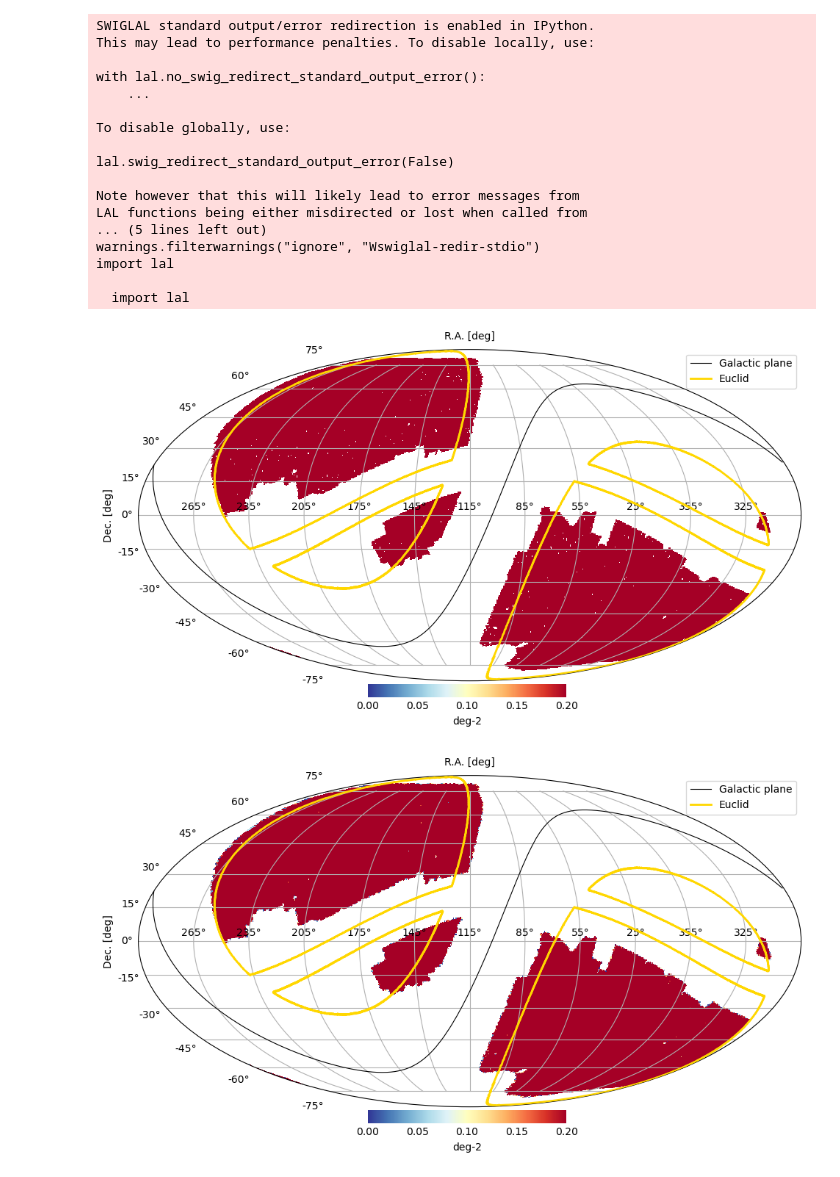
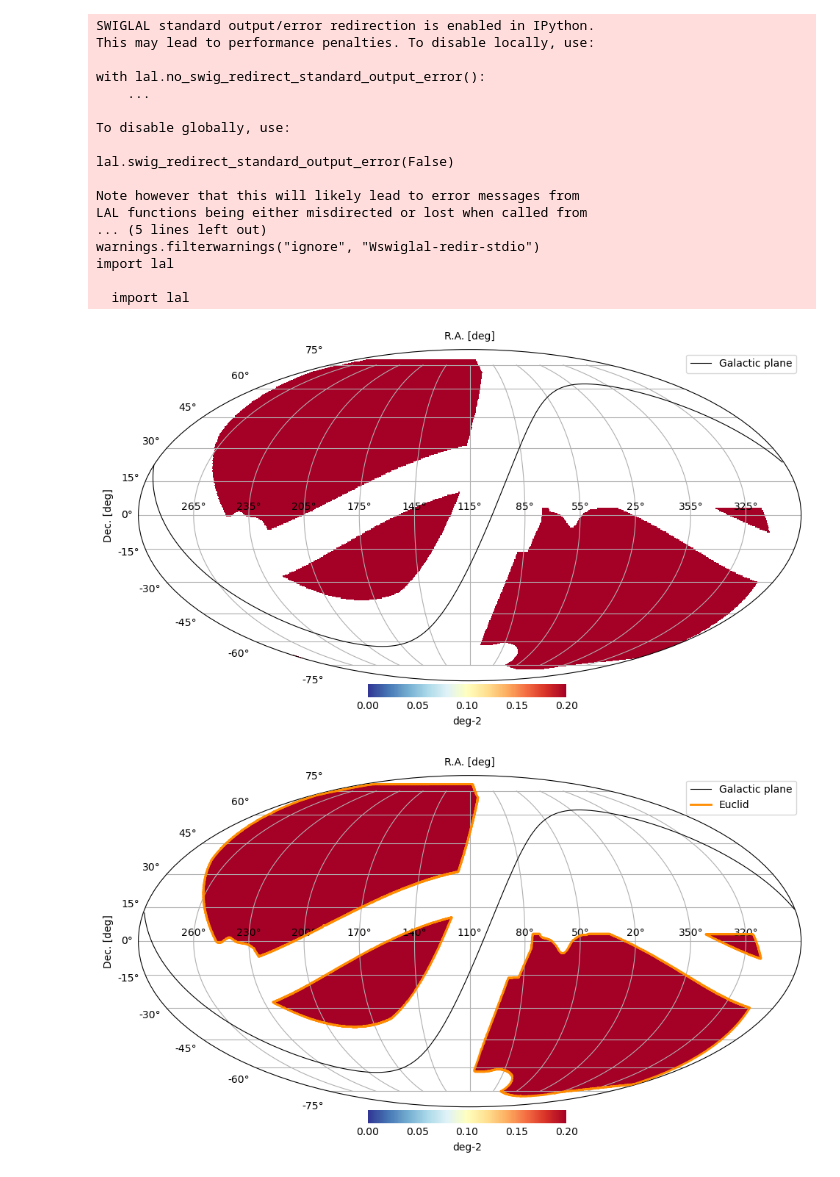
Before and after one commit to 4most-crs/4MOST_CRS_tools, a Jupyter notebook: polygon_from_healpix.ipynb, the cells around one changed output. Saved outputs shown, nothing was run; the diff lists cells and outputs as text; code cells hidden in the pictures.

```diff
--- a/polygon_from_healpix.ipynb
+++ b/polygon_from_healpix.ipynb
@@ -10,7 +10,7 @@ import matplotlib.patches as patches
 from matplotlib.path import Path
 import ligo.skymap.postprocess
 
-euclid_fp = Catalog.read('../rsd2024a-footprint-equ-13.fits')
+euclid_fp = Catalog.read('../rsd2024a-roi-footprint-equ-13.fits')
 hpmap = np.ones(euclid_fp['M'].size)
 hpmap[euclid_fp['M'] == 0] = 0
 utils.plot_moll(hpmap, rot=115, min=0., max=0.2, desi_footprint=False, fourmost_footprint=False, label='deg-2', nest=False, euclid_fp=False)
@@ -32,16 +32,14 @@ warnings.filterwarnings("ignore", "Wswiglal-redir-stdio")
 import lal
 
   import lal
-[figure, old version]
+[figure, new version]
 # %%
 import healpy as hp
 
 hpmap_out = hp.ud_grade(hpmap, 256)
-# %%
-hpmap_out = hp.ud_grade(hpmap_out, 128)
 # %%
-utils.plot_moll(hpmap_out, rot=115, min=0., max=0.2, desi_footprint=False, fourmost_footprint=False, label='deg-2', nest=False, euclid_fp=True)
+utils.plot_moll(hpmap_out, rot=110, min=0., max=0.2, desi_footprint=False, fourmost_footprint=False, label='deg-2', nest=False, euclid_fp=True)
 # %% [output]
-[figure, old version]
+[figure, new version]
 # %%
 hpmap_out_sgc = hpmap_out.copy()
```
Also changed, not shown: parts of 9 cells of this notebook, 4 other files.
